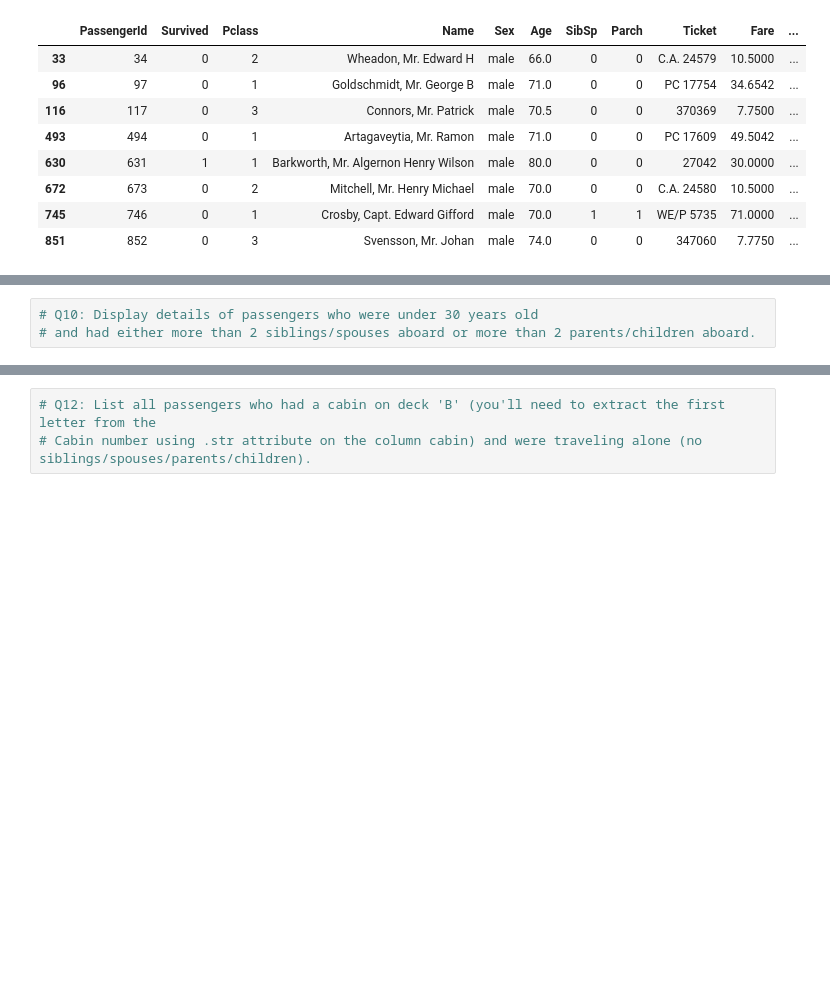
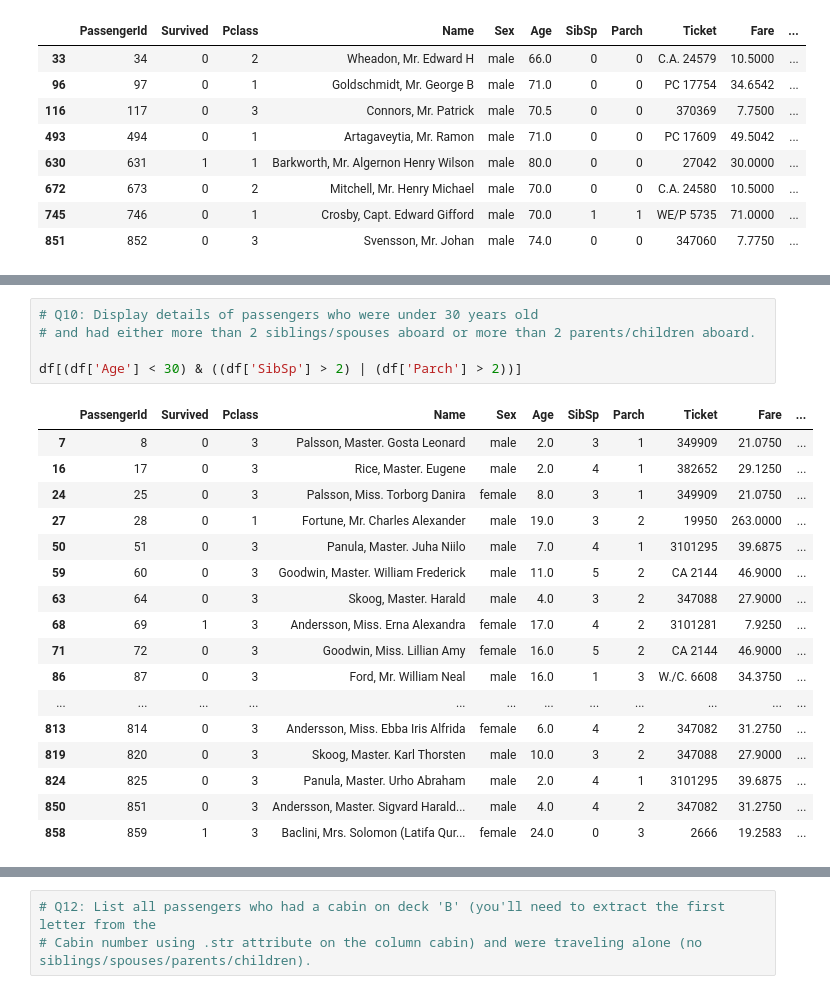
Before and after one commit to kishan-data/pandas_titanic_data_analysis, a Jupyter notebook: Pandas_titanic_data_analysis.ipynb, the cells around one changed output, grey strips where cells are left out. Cells and saved outputs as stored; diff of their text form; blank space fills up the shorter version.

```diff
--- a/Pandas_titanic_data_analysis.ipynb
+++ b/Pandas_titanic_data_analysis.ipynb
@@ -643,6 +653,26 @@ Name: Fare, dtype: float64
 # %%
 # Q10: Display details of passengers who were under 30 years old
 # and had either more than 2 siblings/spouses aboard or more than 2 parents/children aboard.
+
+df[(df['Age'] < 30) & ((df['SibSp'] > 2) | (df['Parch'] > 2))]
+# %% [output]
+|  | PassengerId | Survived | Pclass | Name | Sex | Age | SibSp | Parch | Ticket | Fare | ... |
+| 7 | 8 | 0 | 3 | Palsson, Master. Gosta Leonard | male | 2.0 | 3 | 1 | 349909 | 21.0750 | ... |
+| 16 | 17 | 0 | 3 | Rice, Master. Eugene | male | 2.0 | 4 | 1 | 382652 | 29.1250 | ... |
+| 24 | 25 | 0 | 3 | Palsson, Miss. Torborg Danira | female | 8.0 | 3 | 1 | 349909 | 21.0750 | ... |
+| 27 | 28 | 0 | 1 | Fortune, Mr. Charles Alexander | male | 19.0 | 3 | 2 | 19950 | 263.0000 | ... |
+| 50 | 51 | 0 | 3 | Panula, Master. Juha Niilo | male | 7.0 | 4 | 1 | 3101295 | 39.6875 | ... |
+| 59 | 60 | 0 | 3 | Goodwin, Master. William Frederick | male | 11.0 | 5 | 2 | CA 2144 | 46.9000 | ... |
+| 63 | 64 | 0 | 3 | Skoog, Master. Harald | male | 4.0 | 3 | 2 | 347088 | 27.9000 | ... |
+| 68 | 69 | 1 | 3 | Andersson, Miss. Erna Alexandra | female | 17.0 | 4 | 2 | 3101281 | 7.9250 | ... |
+| 71 | 72 | 0 | 3 | Goodwin, Miss. Lillian Amy | female | 16.0 | 5 | 2 | CA 2144 | 46.9000 | ... |
+| 86 | 87 | 0 | 3 | Ford, Mr. William Neal | male | 16.0 | 1 | 3 | W./C. 6608 | 34.3750 | ... |
+| ... | ... | ... | ... | ... | ... | ... | ... | ... | ... | ... | ... |
+| 813 | 814 | 0 | 3 | Andersson, Miss. Ebba Iris Alfrida | female | 6.0 | 4 | 2 | 347082 | 31.2750 | ... |
+| 819 | 820 | 0 | 3 | Skoog, Master. Karl Thorsten | male | 10.0 | 3 | 2 | 347088 | 27.9000 | ... |
+| 824 | 825 | 0 | 3 | Panula, Master. Urho Abraham | male | 2.0 | 4 | 1 | 3101295 | 39.6875 | ... |
+| 850 | 851 | 0 | 3 | Andersson, Master. Sigvard Harald... | male | 4.0 | 4 | 2 | 347082 | 31.2750 | ... |
+| 858 | 859 | 1 | 3 | Baclini, Mrs. Solomon (Latifa Qur... | female | 24.0 | 0 | 3 | 2666 | 19.2583 | ... |
 # %%
 # Q11. Identify passengers who embarked from Queenstown (Q) or Cherbourg (C) and whose
 # ticket class was either first or second class, but did not survive.
```
Also changed, not shown: parts of 7 cells of this notebook.
